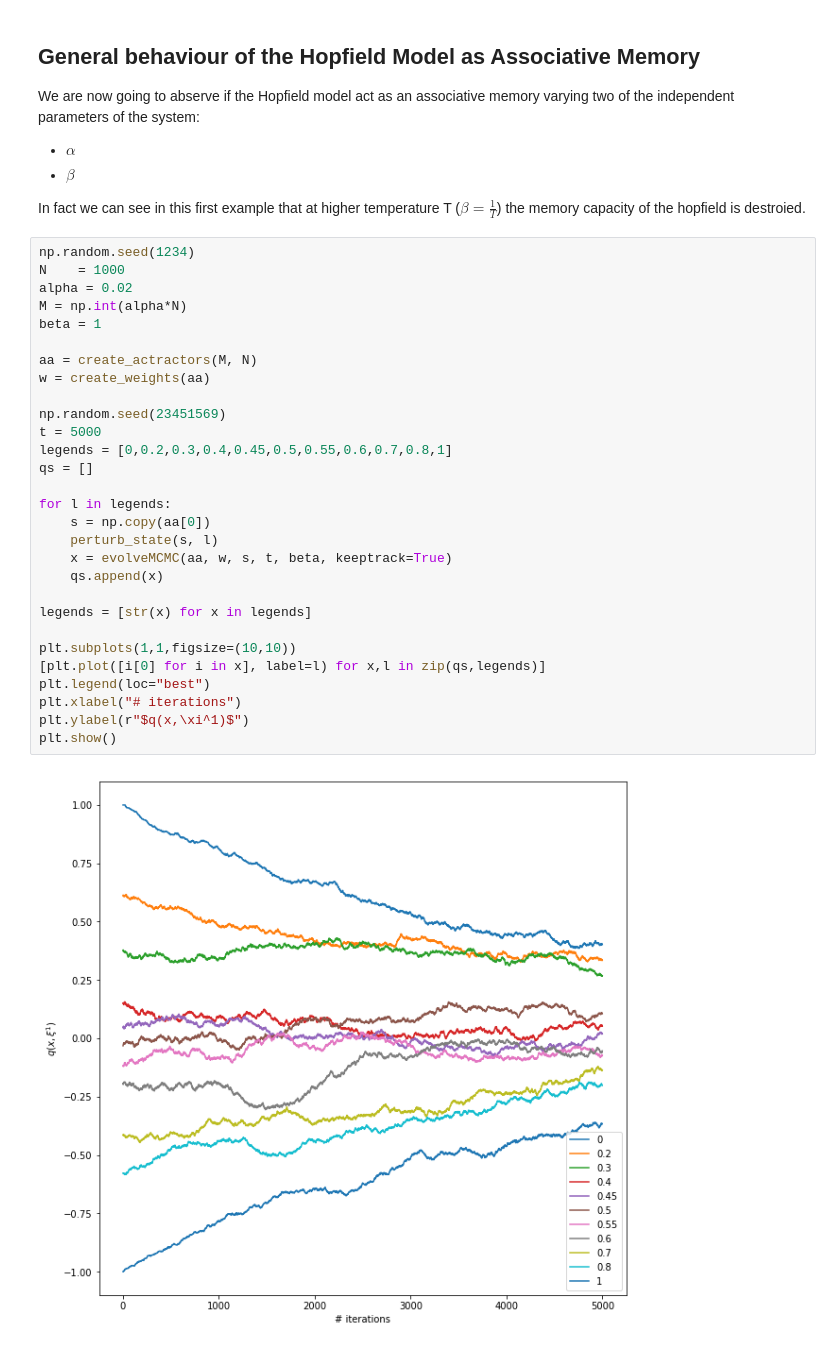
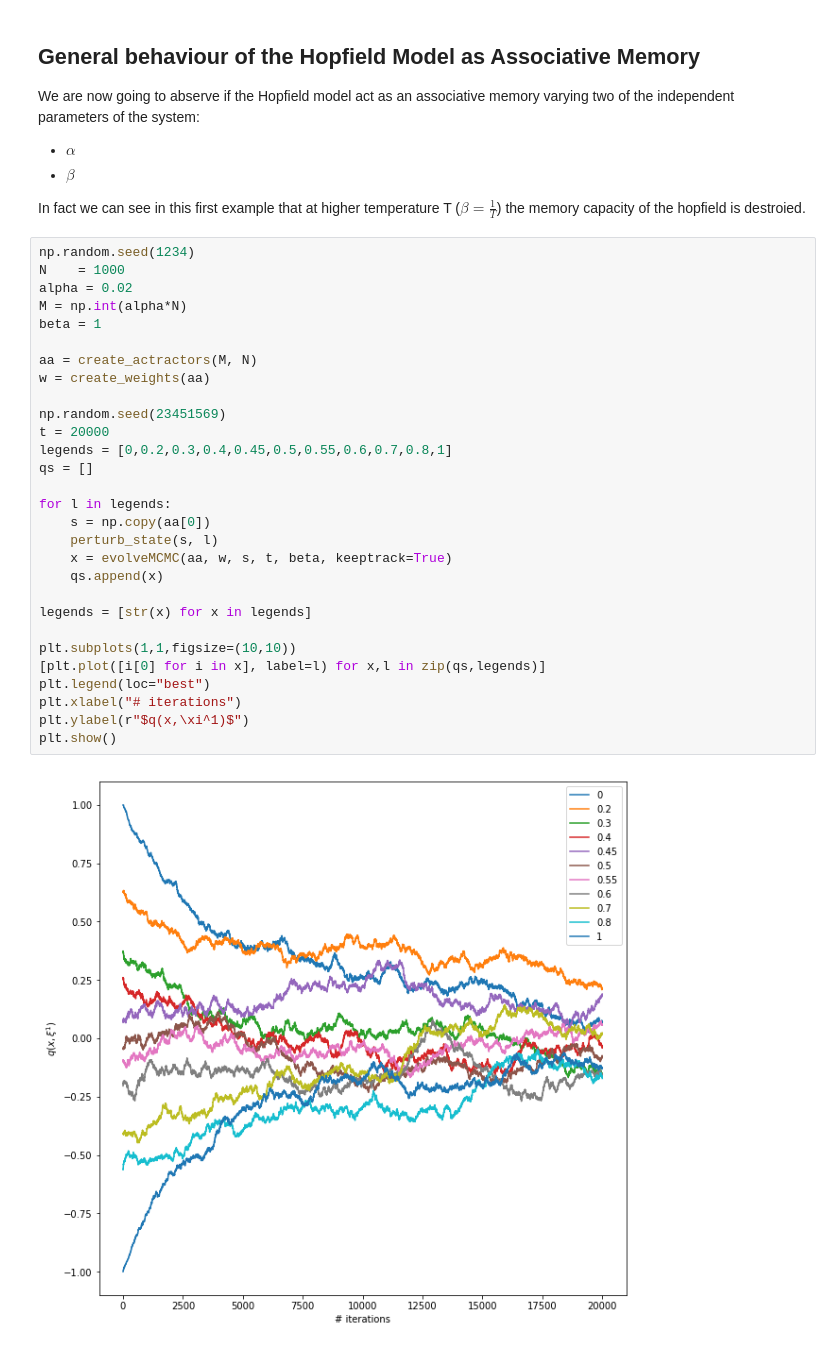
Before and after one commit to matteoneri/inference-and-learning-class, a Jupyter notebook: hopfield/Hopfield Model - Associative Memory.ipynb, the cells around one changed output. Cells and saved outputs as stored; diff of their text form.

```diff
--- a/hopfield/Hopfield Model - Associative Memory.ipynb
+++ b/hopfield/Hopfield Model - Associative Memory.ipynb
@@ -222,31 +217,31 @@ In fact we can see in this first example that at higher temperature T ($\beta =
 # %%
 np.random.seed(1234)
 N    = 1000
 alpha = 0.02
 M = np.int(alpha*N)
 beta = 1
 
 aa = create_actractors(M, N)
 w = create_weights(aa)
 
 np.random.seed(23451569)
-t = 5000
+t = 20000
 legends = [0,0.2,0.3,0.4,0.45,0.5,0.55,0.6,0.7,0.8,1]
 qs = []
 
 for l in legends:
     s = np.copy(aa[0])
     perturb_state(s, l)
     x = evolveMCMC(aa, w, s, t, beta, keeptrack=True)
     qs.append(x)
 
 legends = [str(x) for x in legends]
 
 plt.subplots(1,1,figsize=(10,10))
 [plt.plot([i[0] for i in x], label=l) for x,l in zip(qs,legends)]
 plt.legend(loc="best")
 plt.xlabel("# iterations")
 plt.ylabel(r"$q(x,\xi^1)$")
 plt.show()
 # %% [output]
-[figure, old version]
+[figure, new version]
```
Also changed, not shown: parts of 7 cells of this notebook, 1 other file.
